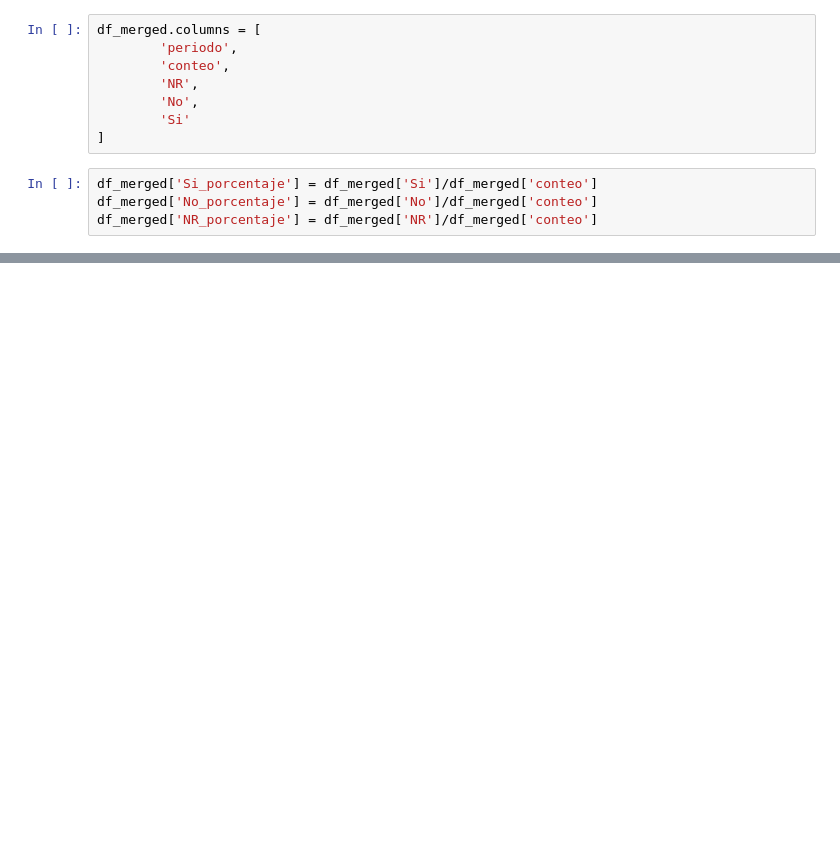
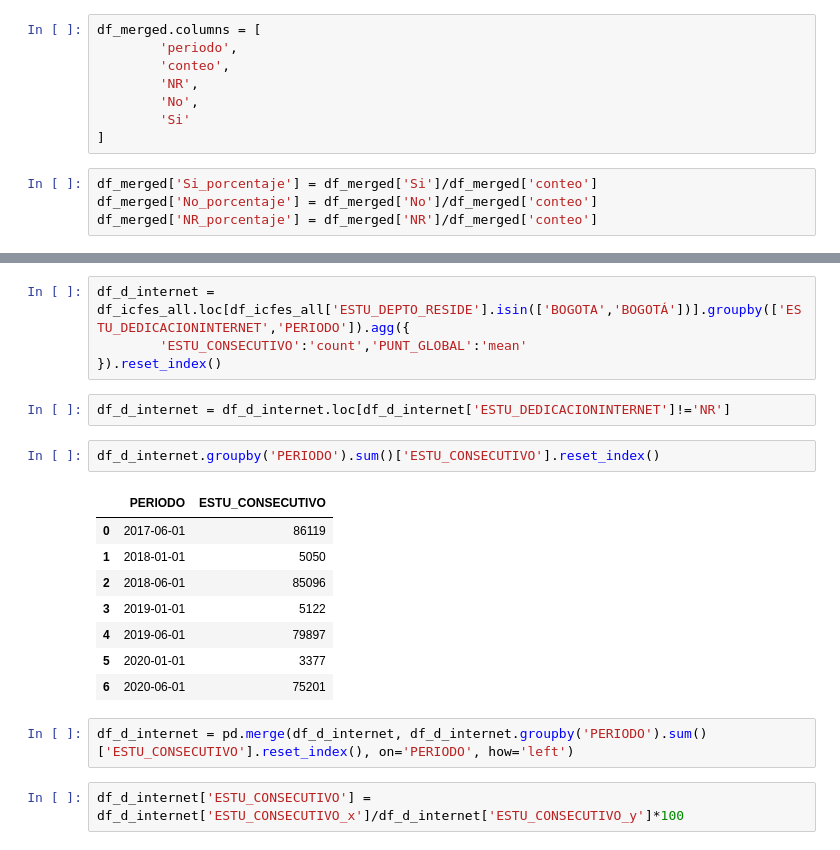
Before and after one commit to Analitica-ACDTIC/DATOS-ICFES, a Jupyter notebook: data-analysis.ipynb, the cells around one changed output, grey strips where cells are left out. Drawn from its saved outputs; the diff is of its cells as text; blank space fills up the shorter version.

```diff
--- a/data-analysis.ipynb
+++ b/data-analysis.ipynb
@@ -220,0 +266,21 @@ df_merged
+# %%
+df_d_internet = df_icfes_all.loc[df_icfes_all['ESTU_DEPTO_RESIDE'].isin(['BOGOTA','BOGOTÁ'])].groupby(['ESTU_DEDICACIONINTERNET','PERIODO']).agg({
+        'ESTU_CONSECUTIVO':'count','PUNT_GLOBAL':'mean'
+}).reset_index()
+# %%
+df_d_internet = df_d_internet.loc[df_d_internet['ESTU_DEDICACIONINTERNET']!='NR']
+# %%
+df_d_internet.groupby('PERIODO').sum()['ESTU_CONSECUTIVO'].reset_index()
+# %% [output]
+|  | PERIODO | ESTU_CONSECUTIVO |
+| 0 | 2017-06-01 | 86119 |
+| 1 | 2018-01-01 | 5050 |
+| 2 | 2018-06-01 | 85096 |
+| 3 | 2019-01-01 | 5122 |
+| 4 | 2019-06-01 | 79897 |
+| 5 | 2020-01-01 | 3377 |
+| 6 | 2020-06-01 | 75201 |
+# %%
+df_d_internet = pd.merge(df_d_internet, df_d_internet.groupby('PERIODO').sum()['ESTU_CONSECUTIVO'].reset_index(), on='PERIODO', how='left')
+# %%
+df_d_internet['ESTU_CONSECUTIVO'] = df_d_internet['ESTU_CONSECUTIVO_x']/df_d_internet['ESTU_CONSECUTIVO_y']*100
```
Also changed, not shown: parts of 24 cells of this notebook, 1 other file.
